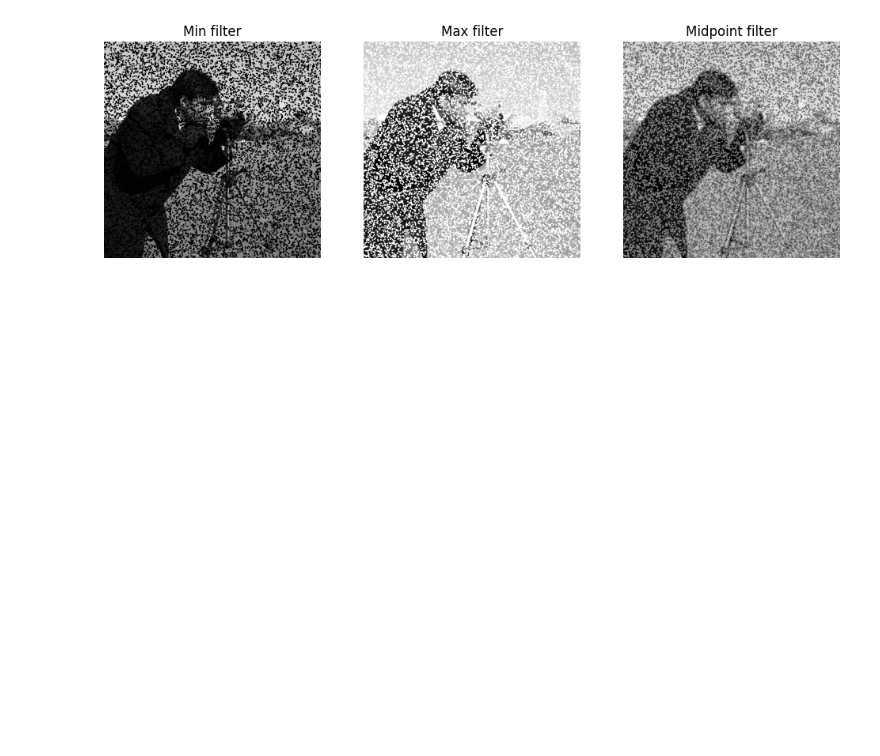
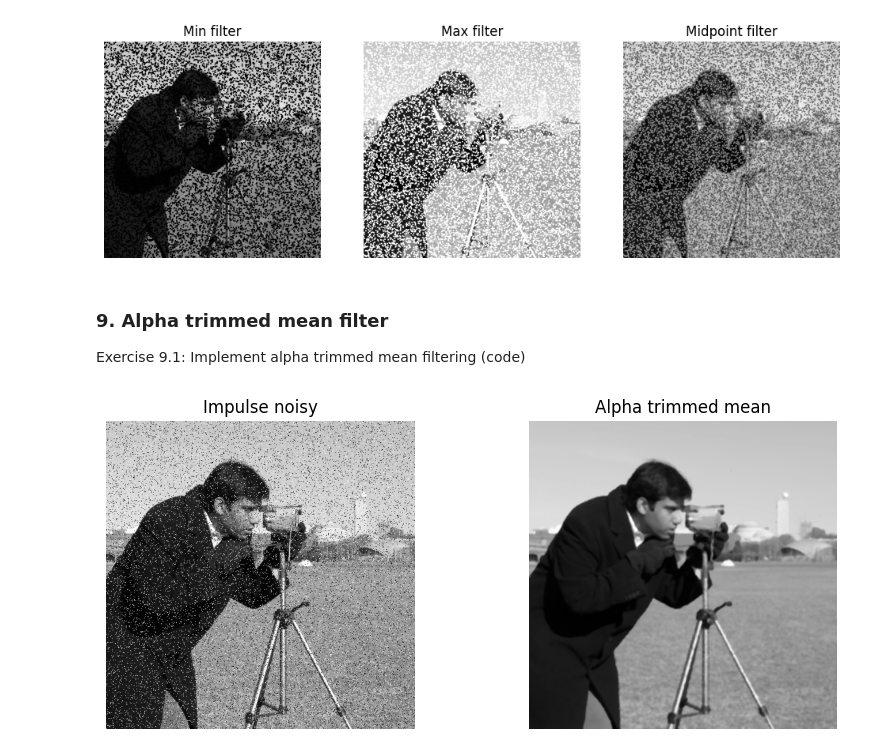
Before and after one commit to BashayrA/Digital-Image-Processing---Labs, a Jupyter notebook: lab5-BashayrA/main.ipynb, the cells around one changed output. Cells and saved outputs as stored; diff of their text form; code cells hidden in the pictures; blank space fills up the shorter version.

Commit message:
Add task #9

```diff
--- a/lab5-BashayrA/main.ipynb
+++ b/lab5-BashayrA/main.ipynb
@@ -293,3 +297,42 @@ plt.show()
 # 3. Why does midpoint filtering fail for impulse noise?
 # %% [output]
 [figure]
+# %% [markdown]
+### 9. Alpha trimmed mean filter
+Exercise 9.1: Implement alpha trimmed mean filtering (code)
+# %%
+from scipy.ndimage import generic_filter
+
+def alpha_trimmed_mean(im, size=5, d=10):
+    # size x size window has n=size*size values, remove d/2 lowest and d/2 highest
+    n = size * size
+    d = int(np.clip(d, 0, n-1))
+    trim = d // 2
+
+    def f(window):
+        w = np.sort(np.array(window, dtype=np.float32))
+        if trim > 0:
+            w = w[trim:-trim]
+        return float(np.mean(w))
+
+    return generic_filter(im, f, size=size)
+
+atm = alpha_trimmed_mean(sp, size=5, d=12)
+
+plt.figure(figsize=(10,4))
+plt.subplot(1,2,1)
+plt.imshow(sp, cmap="gray")
+plt.title("Impulse noisy")
+plt.axis("off")
+
+plt.subplot(1,2,2)
+plt.imshow(atm, cmap="gray")
+plt.title("Alpha trimmed mean")
+plt.axis("off")
+plt.show()
+
+# Tasks
+# 1. Change d and explain what happens when trimming is too small or too large.
+# 2. Compare alpha trimmed mean with mean and median on impulse noise.
+# %% [output]
+[figure, added]
```
Also changed, not shown: parts of 1 cell of this notebook.
